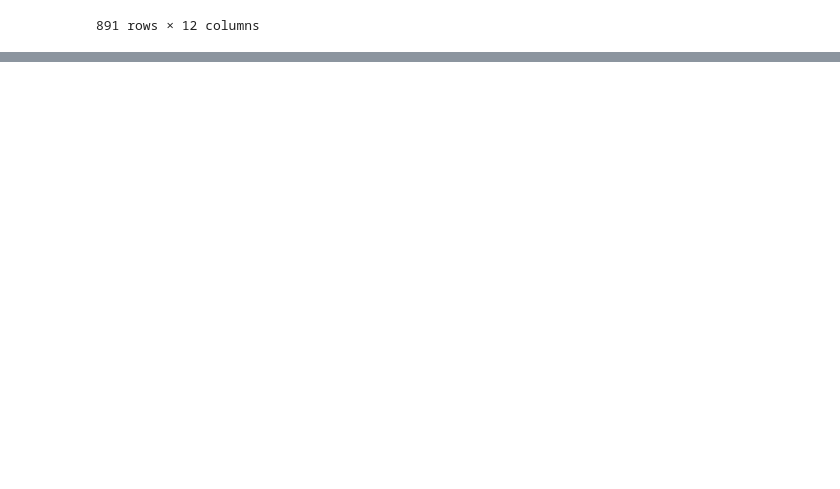
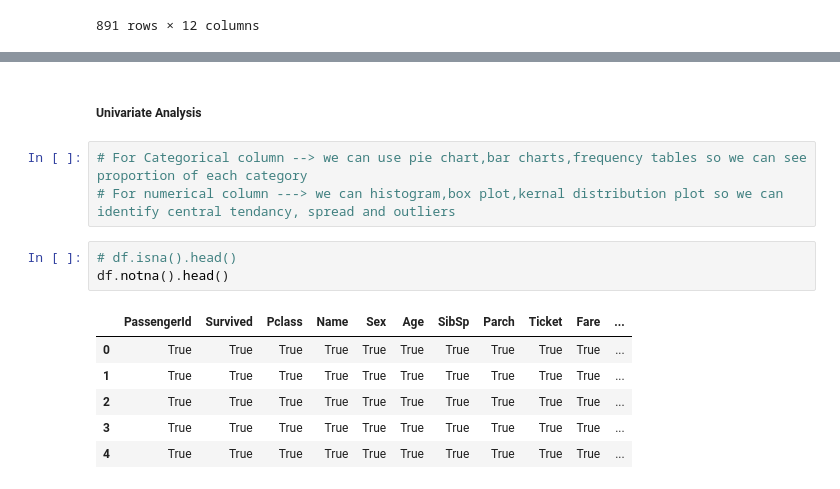
Before and after one commit to Py-Ninad/21Days_21Projects, a Jupyter notebook: Project_1 Data Storytelling.ipynb, the cells around one changed output, grey strips where cells are left out. Saved outputs shown, nothing was run; the diff lists cells and outputs as text; blank space fills up the shorter version.

Commit message:
Univariate Analysis: on categorical and numerical columns

```diff
--- a/Project_1 Data Storytelling.ipynb
+++ b/Project_1 Data Storytelling.ipynb
@@ -241,0 +265,15 @@ df
+# %% [markdown]
+##### Univariate Analysis
+# %%
+# For Categorical column --> we can use pie chart,bar charts,frequency tables so we can see proportion of each category
+# For numerical column ---> we can histogram,box plot,kernal distribution plot so we can identify central tendancy, spread and outliers
+# %%
+# df.isna().head()
+df.notna().head()
+# %% [output]
+|  | PassengerId | Survived | Pclass | Name | Sex | Age | SibSp | Parch | Ticket | Fare | ... |
+| 0 | True | True | True | True | True | True | True | True | True | True | ... |
+| 1 | True | True | True | True | True | True | True | True | True | True | ... |
+| 2 | True | True | True | True | True | True | True | True | True | True | ... |
+| 3 | True | True | True | True | True | True | True | True | True | True | ... |
+| 4 | True | True | True | True | True | True | True | True | True | True | ... |
```
Also changed, not shown: parts of 8 cells of this notebook.
